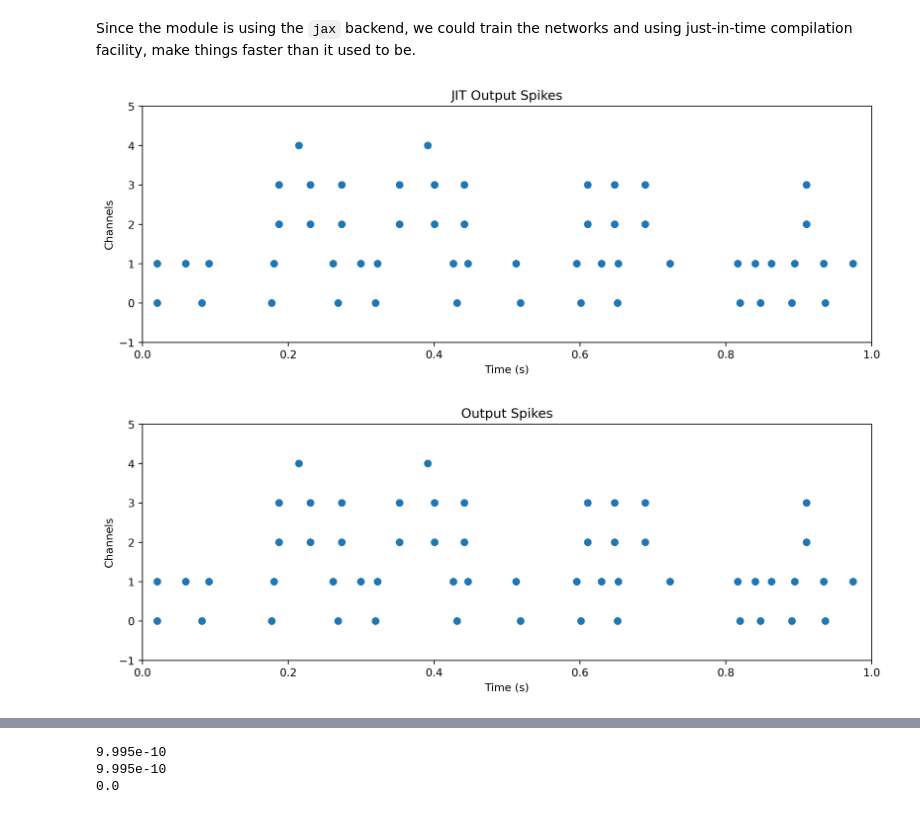
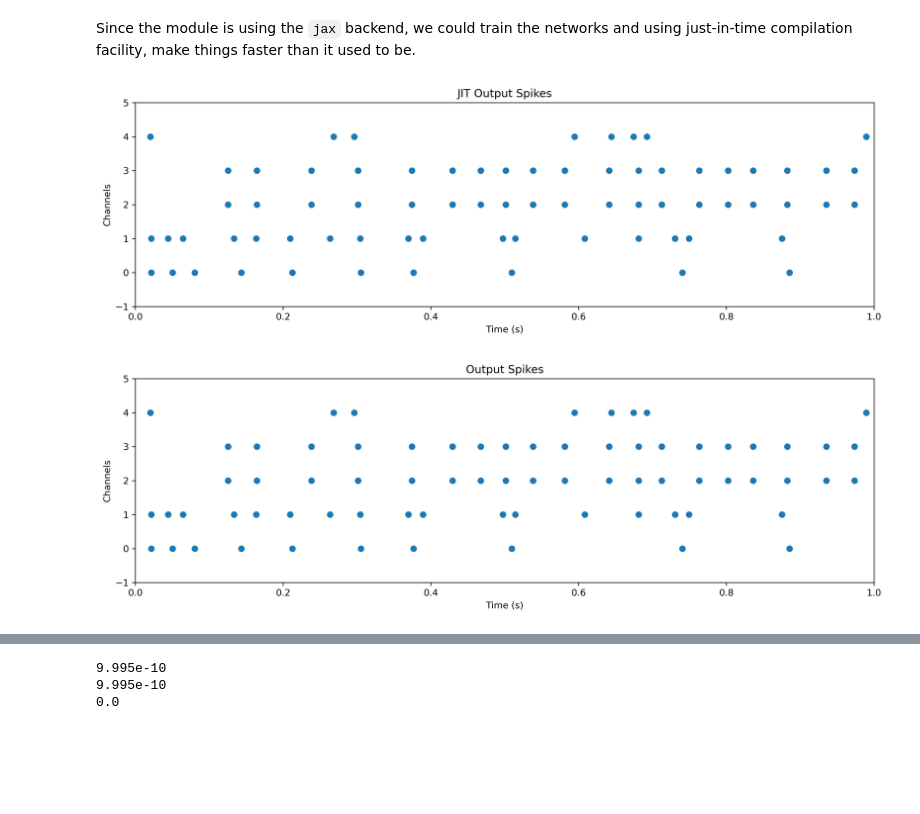
Before and after one commit to synsense/rockpool, a Jupyter notebook: docs/devices/DynapSE/dynapse1_simulator.ipynb, the cells around one changed output, grey strips where cells are left out. Saved outputs shown, nothing was run; the diff lists cells and outputs as text; code cells hidden in the pictures; blank space fills up the shorter version.

```diff
--- a/docs/devices/DynapSE/dynapse1_simulator.ipynb
+++ b/docs/devices/DynapSE/dynapse1_simulator.ipynb
@@ -210,7 +129,7 @@ w_rec = np.array(
          [0, 0, 0, 0],
          [0, 0, 0, 1],
          [0, 0, 0, 0],
-         [0, 0, 0, 0]],
+         [0, 0, 0, 1]],
 
         [[0, 0, 0, 0],  # pre = 4 (device)
          [0, 0, 0, 0],
@@ -546,11 +477,11 @@ j_modSE = jax.jit(modSE)
 # %%timeit
 j_out_spikes, j_new_state, j_record_dict = j_modSE(input_ts.raster(dt = dt))
 # %%
-j_out = plot_out(j_out_spikes, name="JIT Output Spikes")
+j_out = Figure.plot_spikes(j_out_spikes, name="JIT Output Spikes")
 plt.figure()
-out = plot_out(out_spikes)
+out = Figure.plot_spikes(out_spikes, name="Output Spikes")
 np.testing.assert_array_equal(out.times, j_out.times)
 # %% [output]
-[figure, old version]
+[figure, new version]
-[figure, old version]
+[figure, new version]
 # %%
```
Also changed, not shown: parts of 30 cells of this notebook.
